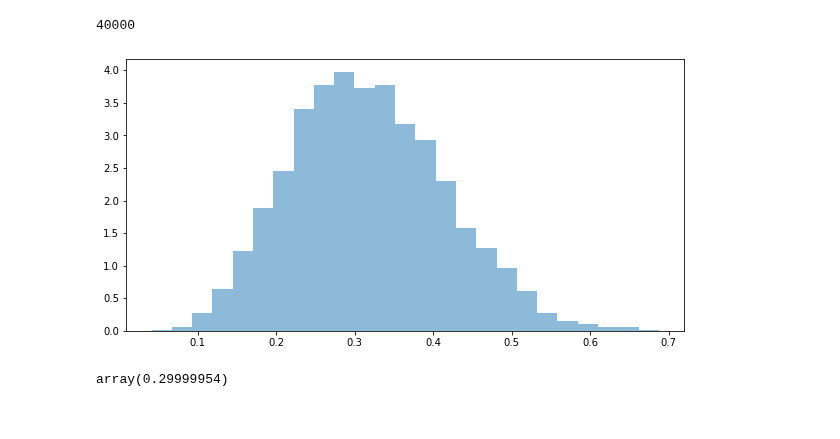
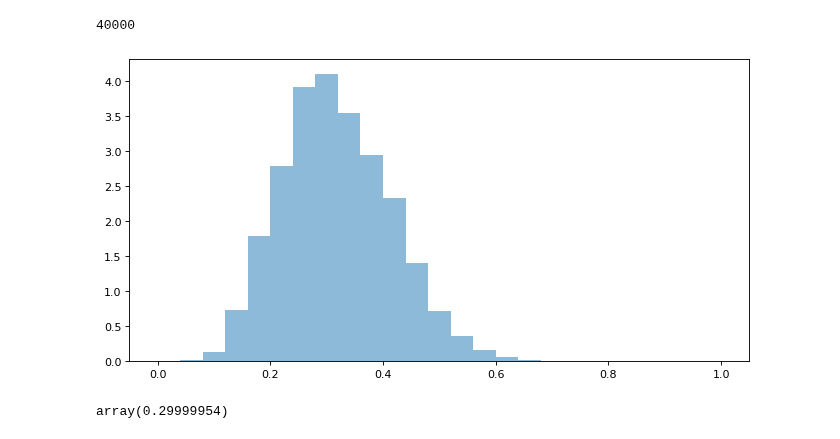
Before and after one commit to alreich/ipython-notebooks, a Jupyter notebook: Bayesian_Data_Analysis.ipynb, the cells around one changed output. Drawn from its saved outputs; the diff is of its cells as text; code cells hidden in the pictures.

```diff
--- a/Bayesian_Data_Analysis.ipynb
+++ b/Bayesian_Data_Analysis.ipynb
@@ -257,9 +222,10 @@ len(tr['theta'])
 # %%
 theta_samples = tr['theta', 6000:]
 # %%
-_, _, _ = plt.hist(theta_samples, hbins, density=True, alpha=0.5)
+fig=plt.figure(figsize=(10, 5), dpi= 80, facecolor='w', edgecolor='k')
+_, _, _ = plt.hist(theta_samples, hbins, density=True, range=[0.0, 1.0], alpha=0.5)
 # %% [output]
-[figure, old version]
+[figure, new version]
 # %%
 map_estimate = pm.find_MAP(model=model)
 map_estimate['theta']
```
Also changed, not shown: parts of 44 cells of this notebook.
